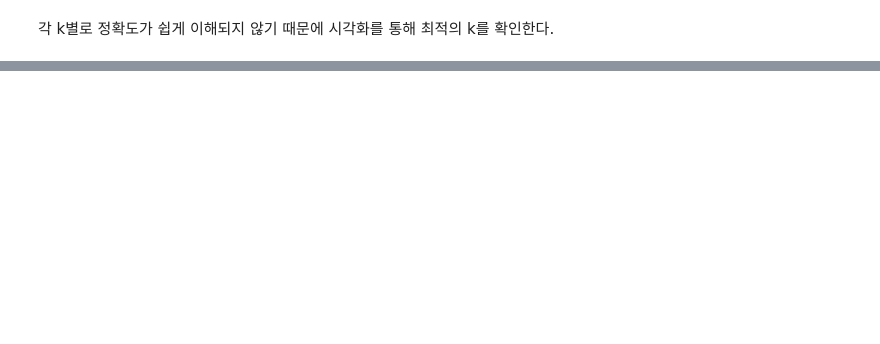
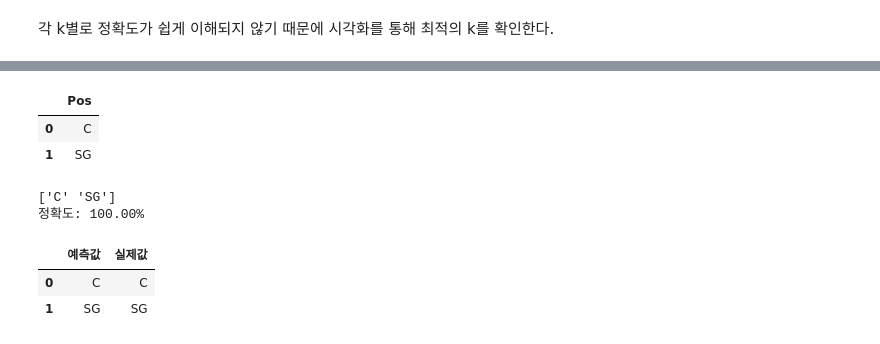
Before and after one commit to wooksun/MachineLearning, a Jupyter notebook: 20230914/11_kNN(K_Nearest_Neighbor).ipynb, the cells around one changed output, grey strips where cells are left out. Cells and saved outputs as stored; diff of their text form; code cells hidden in the pictures; blank space fills up the shorter version.

```diff
--- a/20230914/11_kNN(K_Nearest_Neighbor).ipynb
+++ b/20230914/11_kNN(K_Nearest_Neighbor).ipynb
@@ -159,0 +173,6 @@ print(cross_validation_scores)
+# %%
+# 예측율이 가장 높은 k를 선정한다.
+# print(max(cross_validation_scores))
+# print(cross_validation_scores.index(max(cross_validation_scores)))
+optimal_k = k_list[cross_validation_scores.index(max(cross_validation_scores))]
+print('최적의 k: {}'.format(optimal_k))
@@ -159,0 +183,18 @@ print(cross_validation_scores)
+# %%
+# 분별력이 있다고 판단된 3점슛(3P), 블로킹(BLK), 리바운드(TRB) 속성으로 모델을 학습시킨 후 테스트를 진행한다.
+knn = KNeighborsClassifier(n_neighbors=optimal_k)
+# 학습에 사용할 속성과 결과를 지정한다.
+x_train = train[['3P', 'TRB', 'BLK']]
+y_train = train['Pos']
+# 모델을 학습시킨다.
+knn.fit(x_train, y_train.values.ravel())
+
+# 모델 테스트에 사용할 속성(피쳐)와 결과(실제값, 레이블, 타겟)를 지정한다.
+x_test = test[['3P', 'TRB', 'BLK']]
+y_test = test['Pos']
+
+# 모델의 정확도를 계산하는 accuracy_score() 메소드를 import
+# 테스트를 실행(예측)하고 정확도를 계산한다.
+# 테스트를 실행(예측)하고 정확도를 계산한다.
+predict = knn.predict(x_test)
+print('정확도: {}'.format(accuracy_score(y_test.values.ravel(), predict)))
@@ -159,0 +234,20 @@ print(cross_validation_scores)
+# %%
+y = {'Pos': ['C', 'SG']}
+y_test = pd.DataFrame(y)
+y_test
+# %% [output]
+|  | Pos |
+| 0 | C |
+| 1 | SG |
+# %%
+predict = knn.predict(x_test)
+print(predict)
+print('정확도: {:6.2%}'.format(accuracy_score(y_test.values.ravel(), predict)))
+comparison = pd.DataFrame({'예측값': predict, '실제값': y_test.values.ravel()})
+comparison
+# %% [output]
+['C' 'SG']
+정확도: 100.00%
+|  | 예측값 | 실제값 |
+| 0 | C | C |
+| 1 | SG | SG |
```
Also changed, not shown: parts of 15 cells of this notebook.
